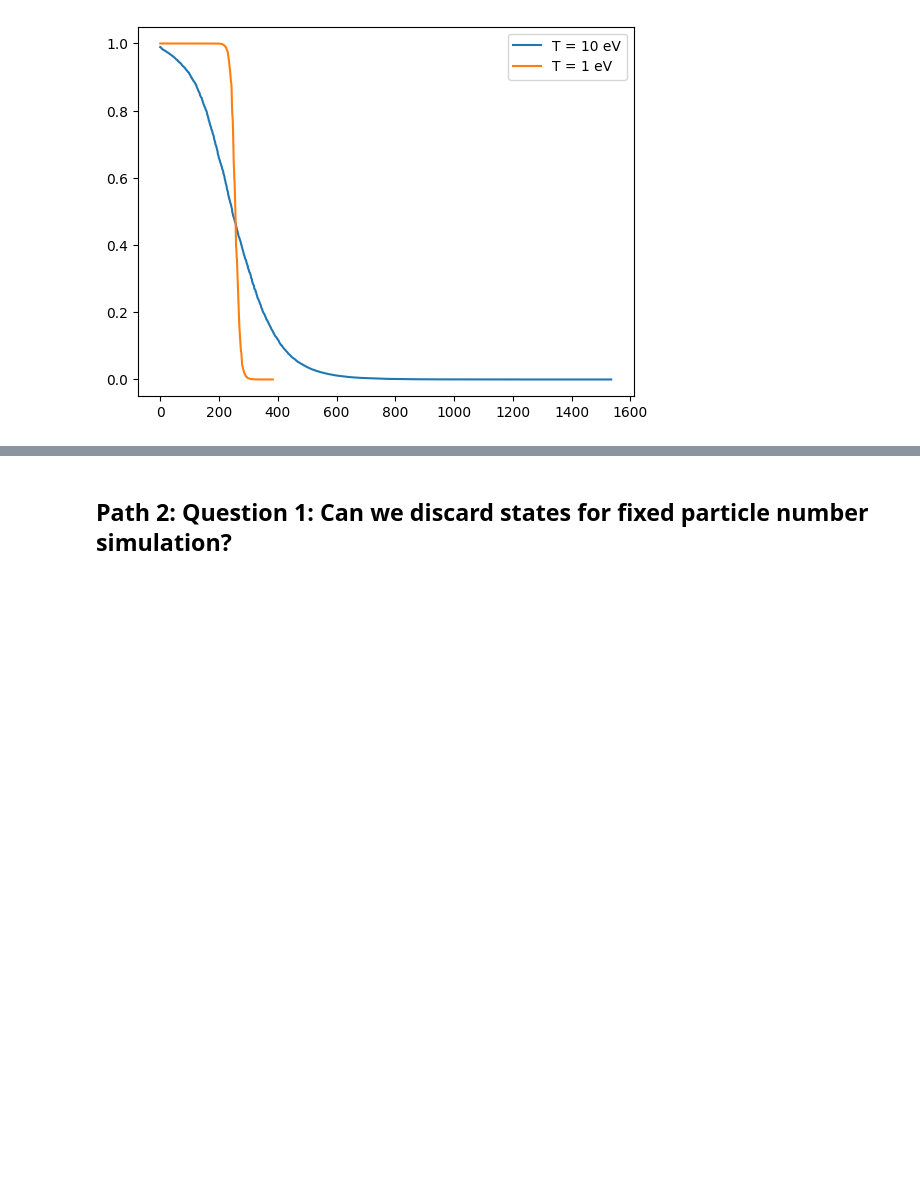
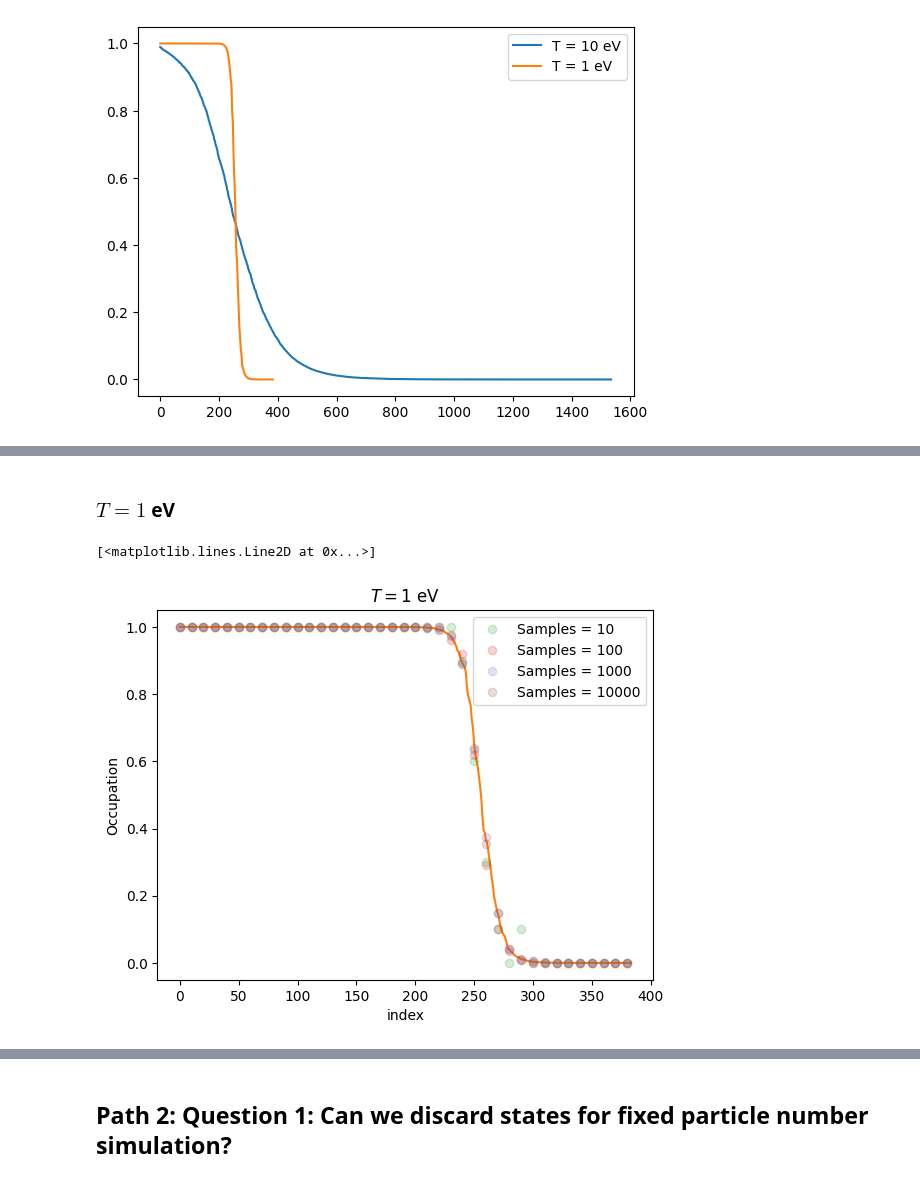
Before and after one commit to ncrubin/mec-sandia, a Jupyter notebook: notebooks/ensembles.ipynb, the cells around one changed output, grey strips where cells are left out. Drawn from its saved outputs; the diff is of its cells as text; code cells hidden in the pictures; blank space fills up the shorter version.

```diff
--- a/notebooks/ensembles.ipynb
+++ b/notebooks/ensembles.ipynb
@@ -151,3 +180,22 @@ Text(0.5, 1.0, '$T=10$ eV')
+# %% [markdown]
+### $T = 1$ eV
+# %%
+from mec_sandia.density_matrix import DensityMatrix
+np.random.seed(7)
+for isamp, num_samples in enumerate([10, 100, 1000, 10000]):
+    dm_1eV = DensityMatrix.build_grand_canonical(occs_1eV, num_samples)
+    occs, errs = dm_1eV.compute_occupations()
+    occ_a, err_a = occs[::2], errs[::2]
+    ixs = np.arange(len(occ_a))
+    plt.errorbar(ixs[::10], occ_a[::10], yerr=err_a[::10], lw=0, alpha=0.2, marker="o", color=f"C{isamp+2}", label=f"Samples = {num_samples}")
+plt.legend()
+plt.title("$T=1$ eV")
+plt.xlabel("index")
+plt.ylabel("Occupation")
+plt.plot(occs_1eV, label="KS-DFT", color="C1")
+# %% [output]
+[<matplotlib.lines.Line2D at 0x...>]
+[figure, added]
 # %%
 # Look at error in "one-body energy"
 from mec_sandia.density_matrix import DensityMatrix
```
Also changed, not shown: parts of 17 cells of this notebook, 1 other file.
